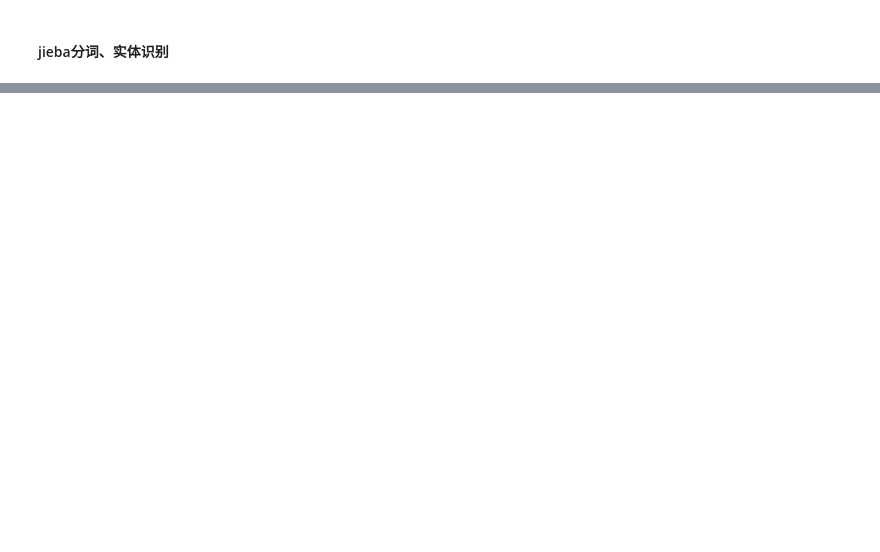
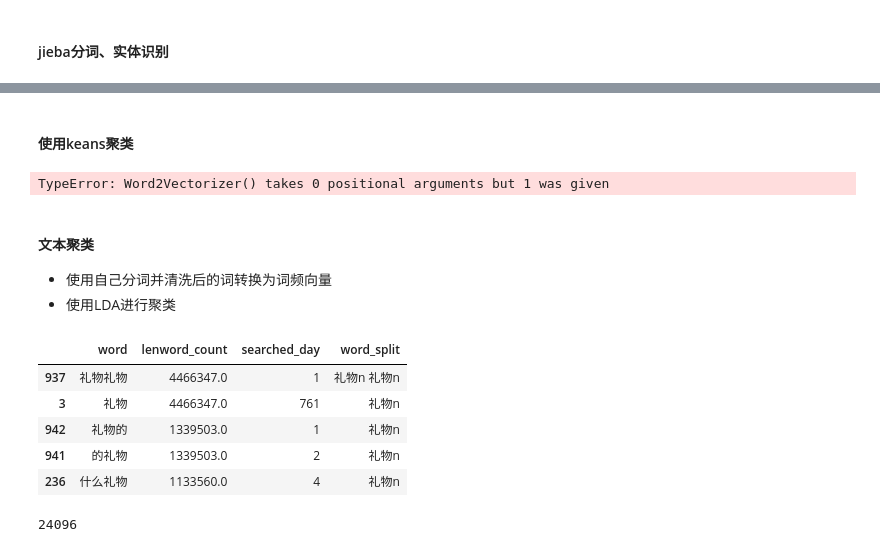
Before and after one commit to soufal/Python_code, a Jupyter notebook: zhihu/Wordzhihu.ipynb, the cells around one changed output, grey strips where cells are left out. Cells and saved outputs as stored; diff of their text form; code cells hidden in the pictures; blank space fills up the shorter version.

```diff
--- a/zhihu/Wordzhihu.ipynb
+++ b/zhihu/Wordzhihu.ipynb
@@ -179,0 +425,2 @@ used_df.head(60)
+# %% [markdown]
+#### 使用keans聚类
@@ -179,0 +476,22 @@ used_df.head(60)
+# %%
+words_document
+Word2Vectorizer()
+# %% [output]
+TypeError: Word2Vectorizer() takes 0 positional arguments but 1 was given
+# %% [markdown]
+#### 文本聚类
+* 使用自己分词并清洗后的词转换为词频向量
+* 使用LDA进行聚类
+# %%
+used_df.head()
+# %% [output]
+|  | word | lenword_count | searched_day | word_split |
+| 937 | 礼物礼物 | 4466347.0 | 1 | 礼物n 礼物n |
+| 3 | 礼物 | 4466347.0 | 761 | 礼物n |
+| 942 | 礼物的 | 1339503.0 | 1 | 礼物n |
+| 941 | 的礼物 | 1339503.0 | 2 | 礼物n |
+| 236 | 什么礼物 | 1133560.0 | 4 | 礼物n |
+# %%
+print(len(word_split))
+# %% [output]
+24096
```
Also changed, not shown: parts of 34 cells of this notebook, 1 other file.
